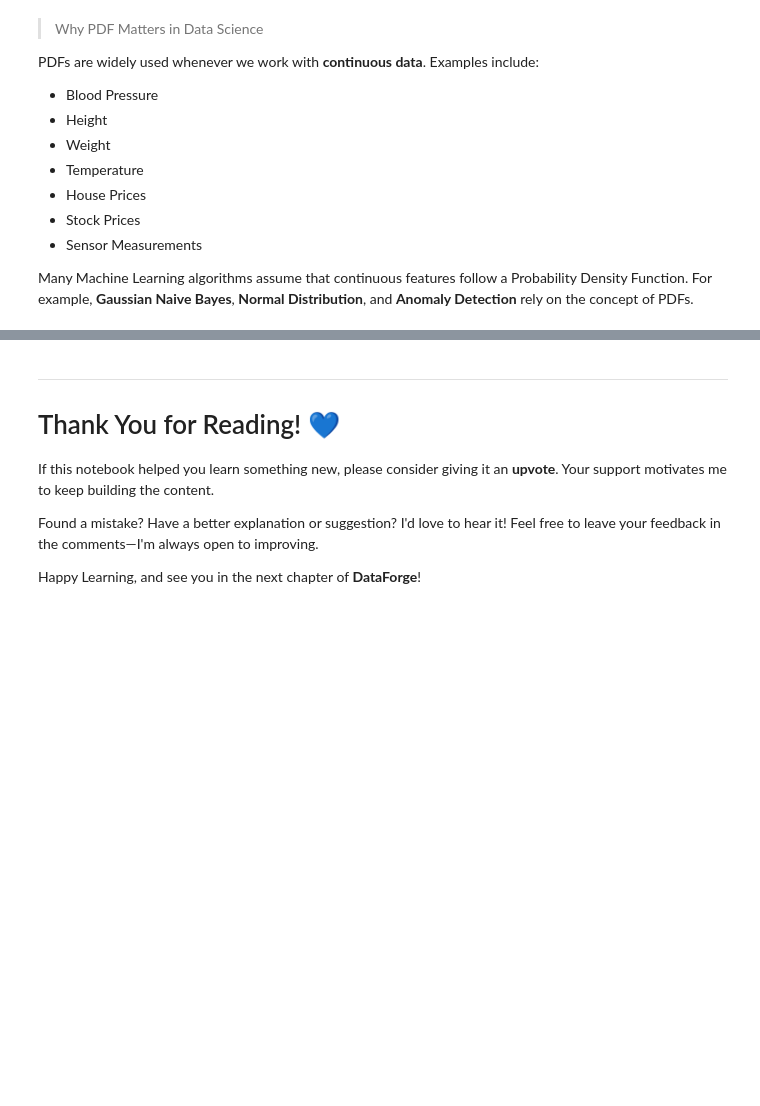
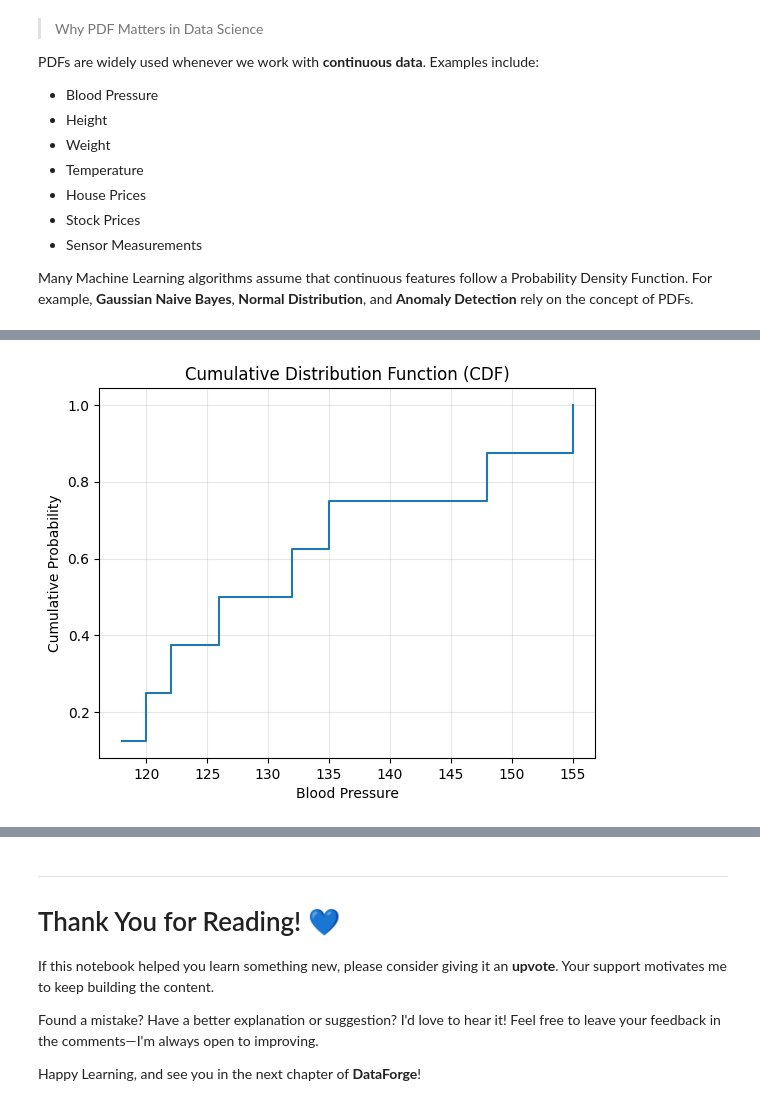
Before and after one commit to satyam2006-cmd/DataForge, a Jupyter notebook: statswithpy/statslearnings.ipynb, the cells around one changed output, grey strips where cells are left out. Saved outputs shown, nothing was run; the diff lists cells and outputs as text; code cells hidden in the pictures; blank space fills up the shorter version.

Commit message:
Day 15: Cumulative distribution function

```diff
--- a/statswithpy/statslearnings.ipynb
+++ b/statswithpy/statslearnings.ipynb
@@ -2266,0 +2314,7 @@ Today, we learned about the **Probability Density Function (PDF)**, which is use
+# %%
+patients = pd.DataFrame({
+    "Patient_ID":["P1","P2","P3","P4","P5","P6","P7","P8"],
+    "Blood_Pressure":[118,126,135,122,148,132,155,120]
+})
+
+patients
@@ -2266,0 +2331,5 @@ Today, we learned about the **Probability Density Function (PDF)**, which is use
+# %%
+# sort the blood pressure values
+bp = patients["Blood_Pressure"].sort_values().reset_index(drop=True)
+
+bp
@@ -2266,0 +2346,8 @@ Today, we learned about the **Probability Density Function (PDF)**, which is use
+# %%
+# calculate empirical CDF
+cdf = pd.DataFrame({
+    "Blood_Pressure": bp,
+    "CDF": (bp.index + 1) / len(bp)
+})
+
+cdf
@@ -2266,0 +2364,17 @@ Today, we learned about the **Probability Density Function (PDF)**, which is use
+# %%
+# visualise the cdf
+plt.step(
+    cdf["Blood_Pressure"],
+    cdf["CDF"],
+    where="post"
+)
+
+plt.title("Cumulative Distribution Function (CDF)")
+plt.xlabel("Blood Pressure")
+plt.ylabel("Cumulative Probability")
+
+plt.grid(alpha=0.3)
+
+plt.show()
+# %% [output]
+[figure, added]
```
Also changed, not shown: parts of 13 cells of this notebook.
